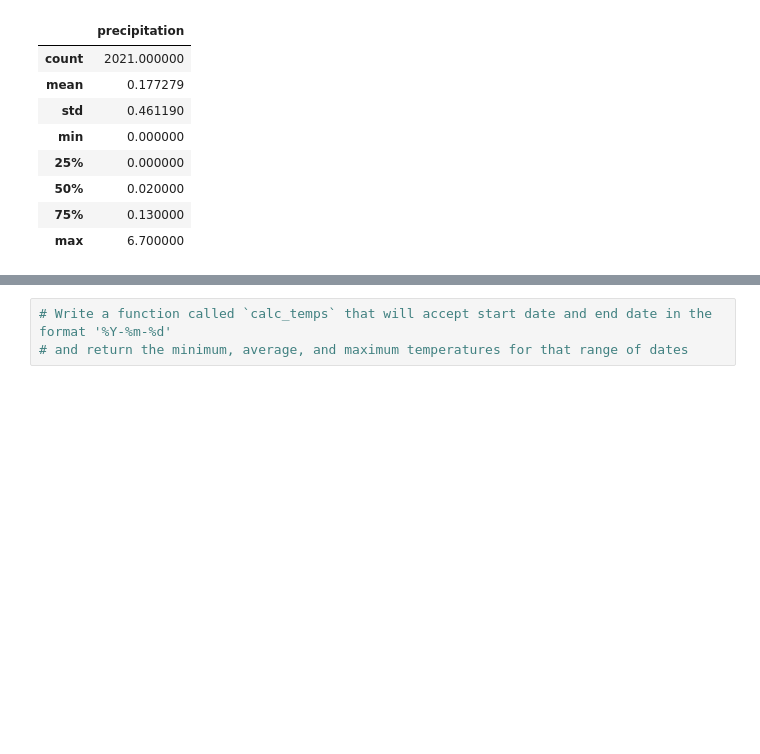
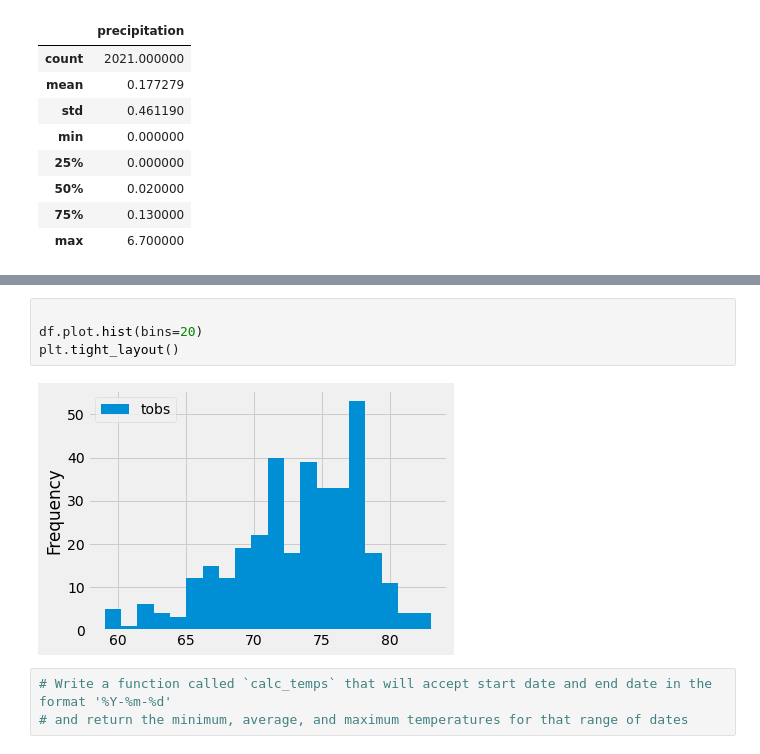
Before and after one commit to dornabdi/surfs_up, a Jupyter notebook: climate_analysis.ipynb, the cells around one changed output, grey strips where cells are left out. Drawn from its saved outputs; the diff is of its cells as text; blank space fills up the shorter version.

```diff
--- a/climate_analysis.ipynb
+++ b/climate_analysis.ipynb
@@ -93,3 +124,9 @@ df.describe()
+# %%
+
+df.plot.hist(bins=20)
+plt.tight_layout()
+# %% [output]
+[figure, added]
 # %%
 # Write a function called `calc_temps` that will accept start date and end date in the format '%Y-%m-%d'
 # and return the minimum, average, and maximum temperatures for that range of dates
```
Also changed, not shown: parts of 4 cells of this notebook.
